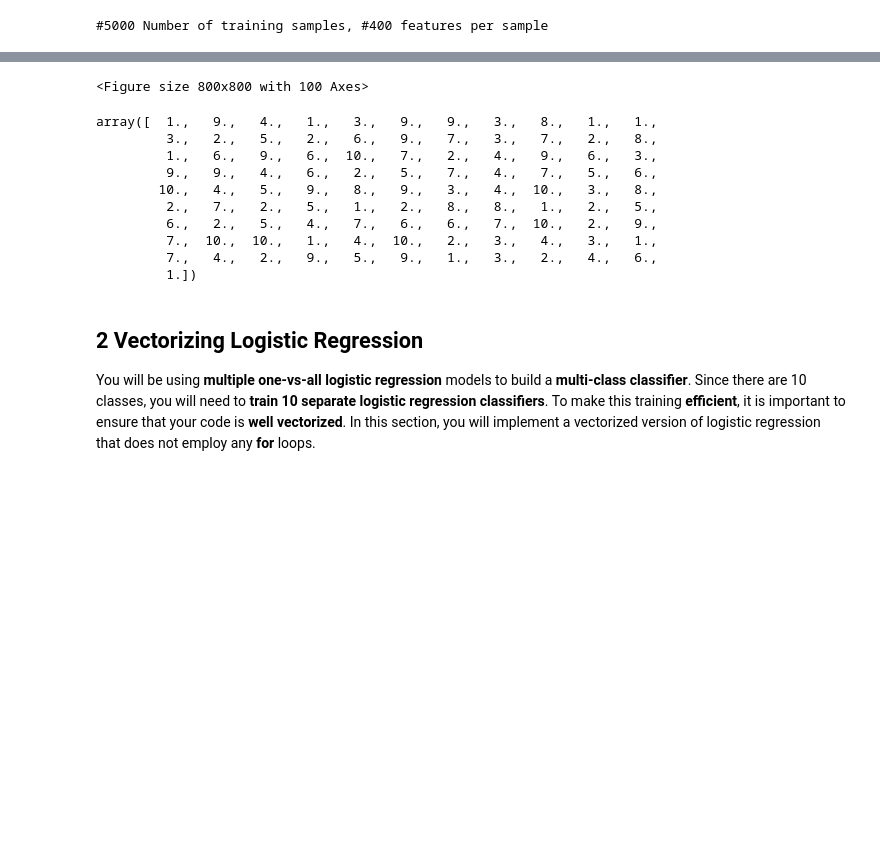
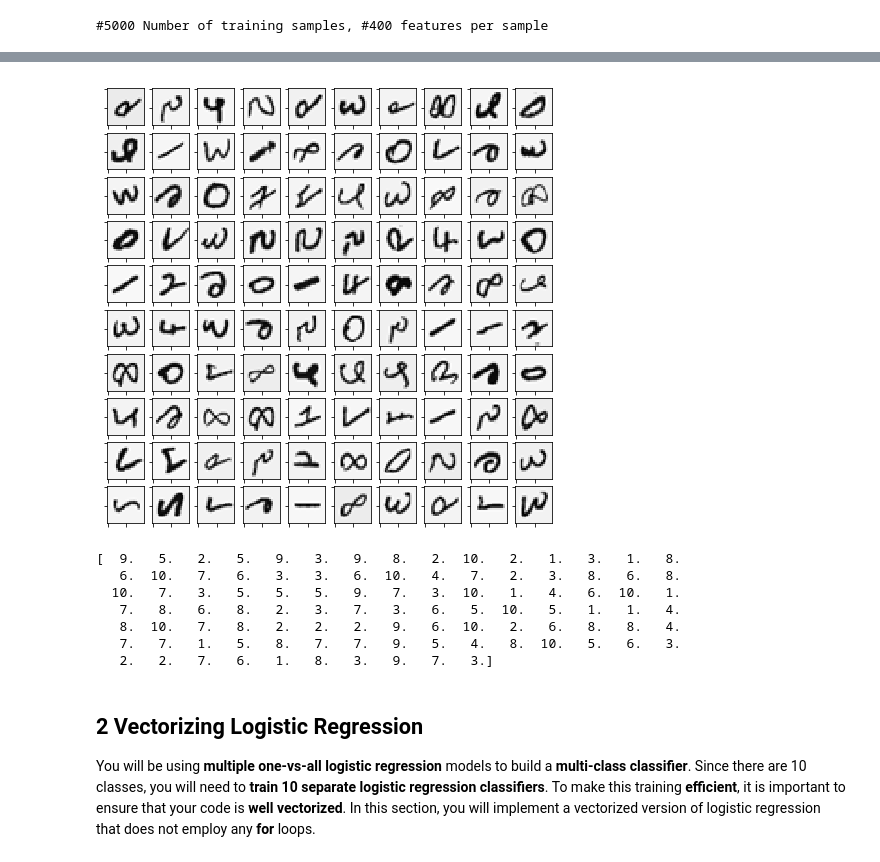
Before and after one commit to Nikronic/Coursera-Machine-Learning, a Jupyter notebook: Week 4 - Multi-Class Classification and Neural Networks/Multi-Class Classification.ipynb, the cells around one changed output, grey strips where cells are left out. Drawn from its saved outputs; the diff is of its cells as text; code cells hidden in the pictures; blank space fills up the shorter version.

```diff
--- a/Week 4 - Multi-Class Classification and Neural Networks/Multi-Class Classification.ipynb
+++ b/Week 4 - Multi-Class Classification and Neural Networks/Multi-Class Classification.ipynb
@@ -73,42 +73,39 @@ After plotting, you should see an image like this:<img src='img/plot.jpg'>
 # %%
 import numpy as np
 import matplotlib.pyplot as plt
 import random
 
 amount = 100
 lines = 10
 columns = 10
 image = np.zeros((amount, 20, 20))
 number = np.zeros(amount)
 
 for i in range(amount):
     rnd = random.randint(0,4999)
     image[i] = x[rnd].reshape(20, 20)
     y_temp = y.reshape(m,)
     number[i] = y_temp[rnd]
 fig = plt.figure(figsize=(8,8))
 
 for i in range(amount):
     ax = fig.add_subplot(lines, columns, 1 + i)
 
     # Turn off tick labels
     ax.set_yticklabels([])
     ax.set_xticklabels([])
     plt.imshow(image[i], cmap='binary')
 plt.show()
-number # recall 10 shows the value 0!
+print(number) # recall 10 shows the value 0!
 # %% [output]
+[figure, added]
-<Figure size 800x800 with 100 Axes>
+[  9.   5.   2.   5.   9.   3.   9.   8.   2.  10.   2.   1.   3.   1.   8.
+   6.  10.   7.   6.   3.   3.   6.  10.   4.   7.   2.   3.   8.   6.   8.
+  10.   7.   3.   5.   5.   5.   9.   7.   3.  10.   1.   4.   6.  10.   1.
+   7.   8.   6.   8.   2.   3.   7.   3.   6.   5.  10.   5.   1.   1.   4.
+   8.  10.   7.   8.   2.   2.   2.   9.   6.  10.   2.   6.   8.   8.   4.
+   7.   7.   1.   5.   8.   7.   7.   9.   5.   4.   8.  10.   5.   6.   3.
+   2.   2.   7.   6.   1.   8.   3.   9.   7.   3.]
-array([  1.,   9.,   4.,   1.,   3.,   9.,   9.,   3.,   8.,   1.,   1.,
-         3.,   2.,   5.,   2.,   6.,   9.,   7.,   3.,   7.,   2.,   8.,
-         1.,   6.,   9.,   6.,  10.,   7.,   2.,   4.,   9.,   6.,   3.,
-         9.,   9.,   4.,   6.,   2.,   5.,   7.,   4.,   7.,   5.,   6.,
-        10.,   4.,   5.,   9.,   8.,   9.,   3.,   4.,  10.,   3.,   8.,
-         2.,   7.,   2.,   5.,   1.,   2.,   8.,   8.,   1.,   2.,   5.,
-         6.,   2.,   5.,   4.,   7.,   6.,   6.,   7.,  10.,   2.,   9.,
-         7.,  10.,  10.,   1.,   4.,  10.,   2.,   3.,   4.,   3.,   1.,
-         7.,   4.,   2.,   9.,   5.,   9.,   1.,   3.,   2.,   4.,   6.,
-         1.])
 # %% [markdown]
 ## 2 Vectorizing Logistic Regression
 You will be using <strong>multiple one-vs-all logistic regression</strong> models to build a <strong>multi-class classifier</strong>. Since there are 10 classes, you will need to <strong>train 10 separate logistic regression classifiers</strong>. To make this training <strong>efficient</strong>, it is important to ensure that your code is <strong>well vectorized</strong>. In this section, you will implement a vectorized version of logistic regression that does not employ any <strong>for</strong> loops.<br>
```
Also changed, not shown: parts of 5 cells of this notebook.
